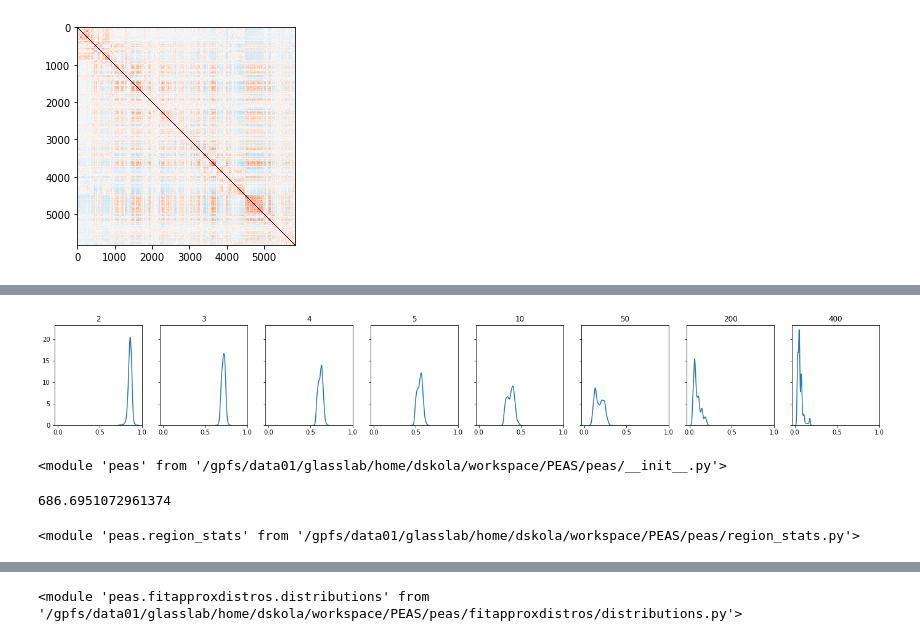
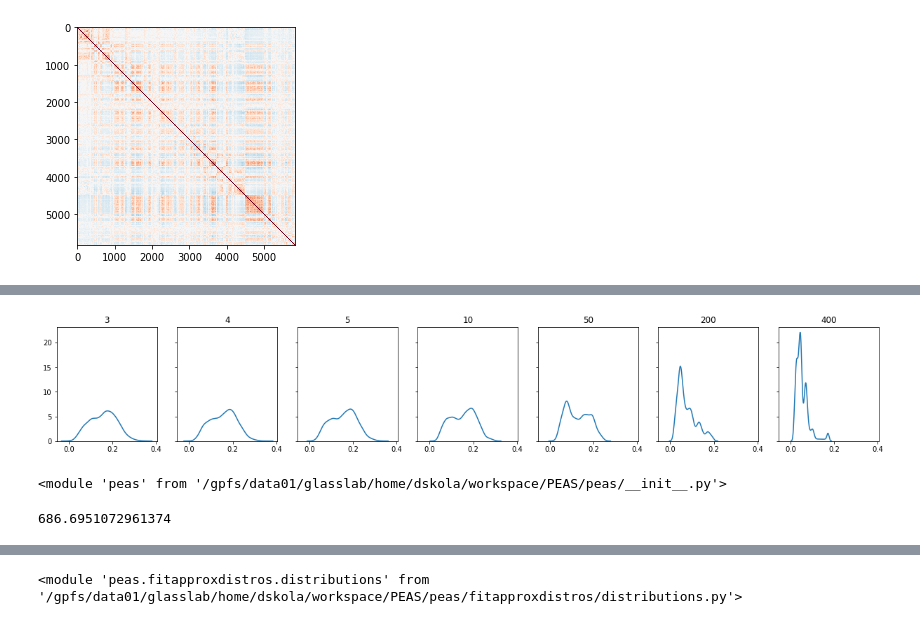
Before and after one commit to phageghost/PEAS, a Jupyter notebook: test_region_stats.ipynb, the cells around one changed output, grey strips where cells are left out. Cells and saved outputs as stored; diff of their text form; code cells hidden in the pictures.

```diff
--- a/test_region_stats.ipynb
+++ b/test_region_stats.ipynb
@@ -60,28 +56,25 @@ ax.imshow(real_means, vmin=-0.5, vmax=0.5, cmap='RdBu_r')
 # %%
-REGION_SIZES = (2, 3, 4, 5, 10, 50, 200, 400)
+REGION_SIZES = (3, 4, 5, 10, 50, 200, 400)
 fig_size = 3
 fig, axes = plt.subplots(1, len(REGION_SIZES), figsize=(fig_size*len(REGION_SIZES), fig_size), sharex=True, sharey=True)
 for region_size, ax in zip(REGION_SIZES, axes):
     region_means = numpy.diag(real_means, region_size-1)
     seaborn.kdeplot(region_means, ax=ax)
     ax.set_title(region_size)
 # %% [output]
-[figure, old version]
+[figure, new version]
-# %%
-reload(peas)
-# %% [output]
-<module 'peas' from '/gpfs/data01/glasslab/home/dskola/workspace/PEAS/peas/__init__.py'>
+# %%
+reload(peas)
+reload(peas.scoring)
+reload(peas.region_stats)
+# %% [output]
+<module 'peas' from '/gpfs/data01/glasslab/home/dskola/workspace/PEAS/peas/__init__.py'>
 # %%
 target_pvalue = 1e-4
 shuffles_needed = empdist.empirical_pval.compute_number_of_permuted_data_points(target_pvalue, 0.05) / trimmed_corrs.shape[0]
 shuffles_needed
 # %% [output]
 686.6951072961374
-# %%
-reload(peas.scoring)
-reload(peas.region_stats)
-# %% [output]
-<module 'peas.region_stats' from '/gpfs/data01/glasslab/home/dskola/workspace/PEAS/peas/region_stats.py'>
 # %%
 shuffled_means = peas.region_stats.generate_permuted_matrix_scores(trimmed_corrs,
                                                                    num_shuffles=50,
```
Also changed, not shown: parts of 41 cells of this notebook, 4 other files.
